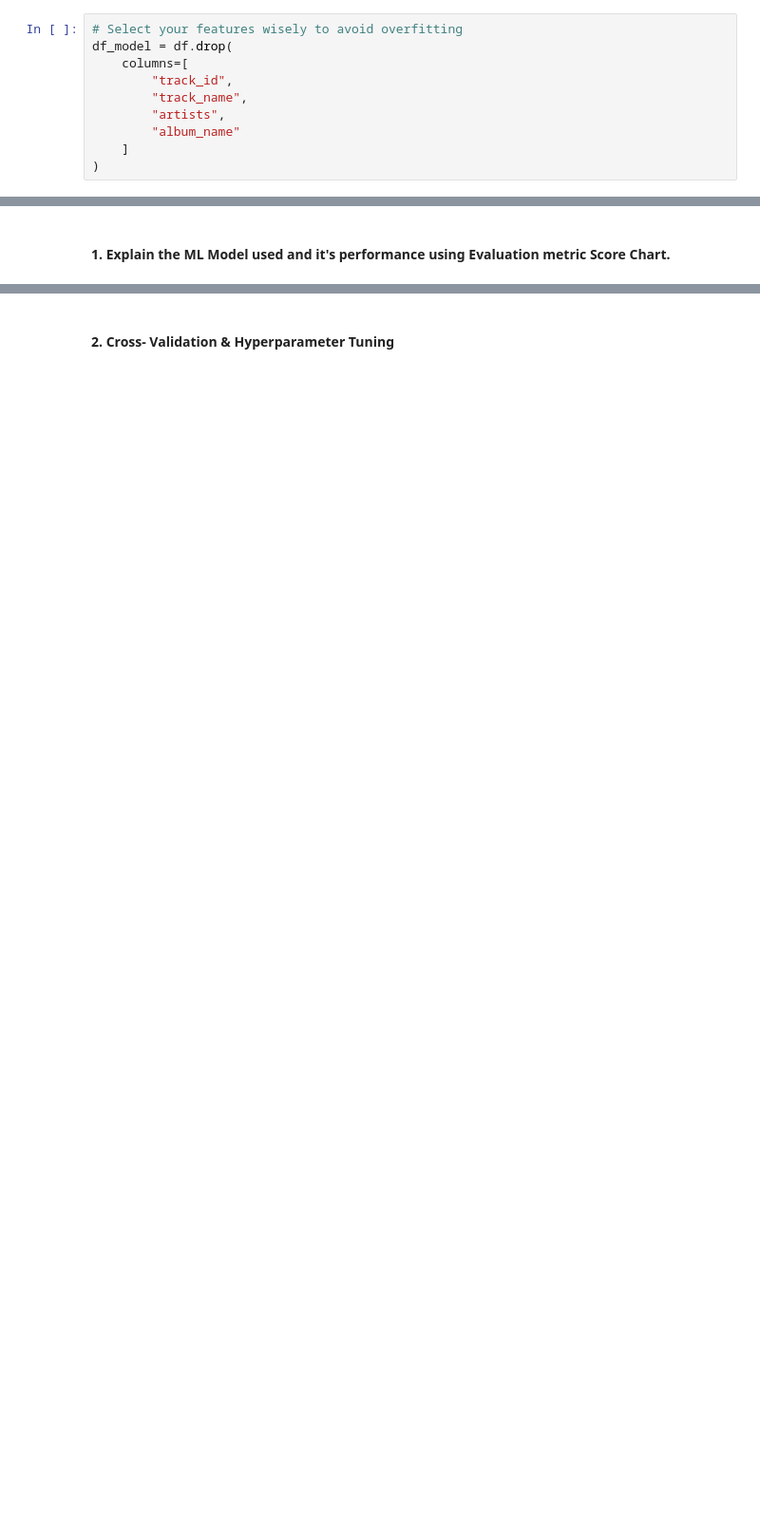
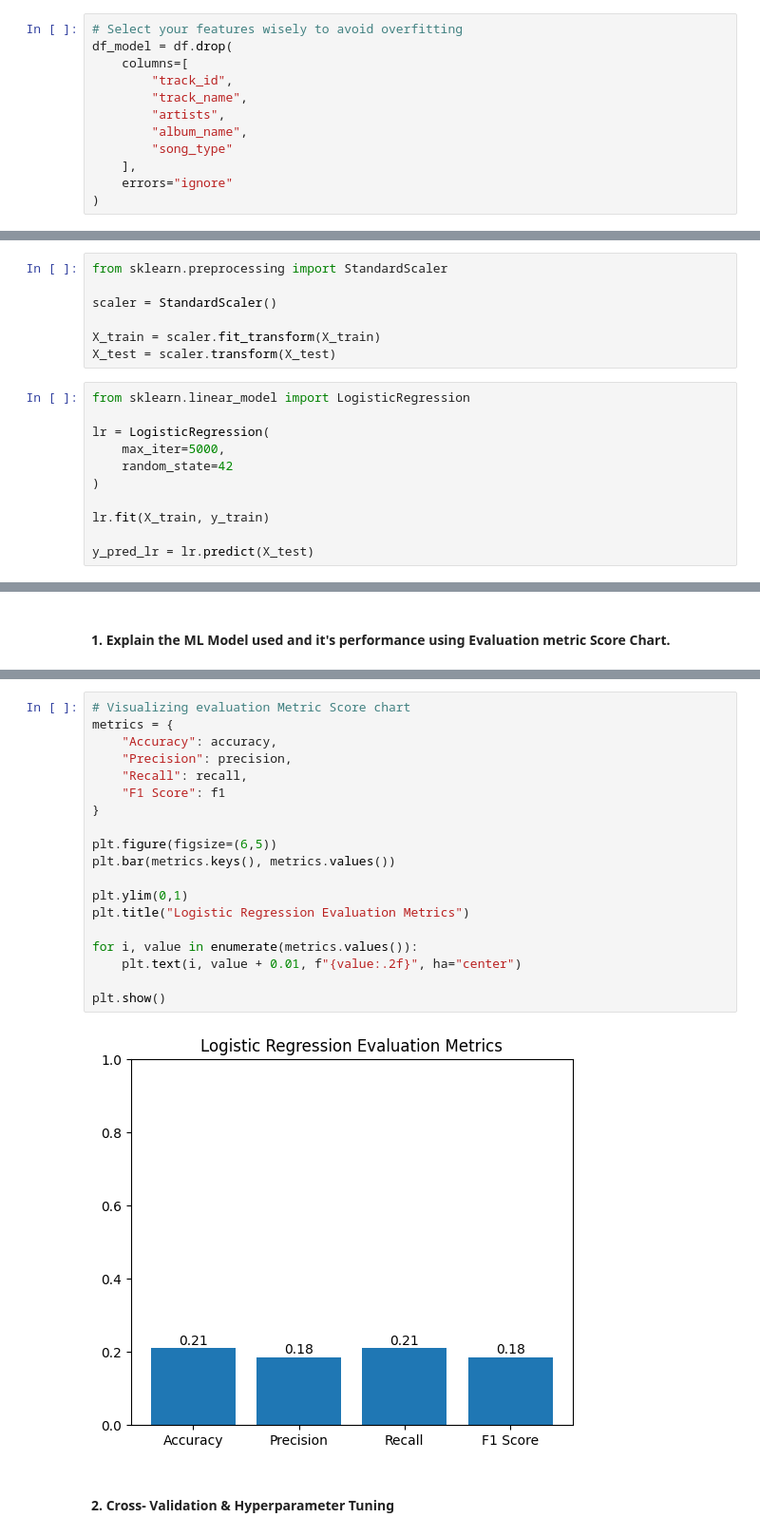
Before and after one commit to GEE2007/spotify-genre-classification, a Jupyter notebook: spotify_genre_classification.ipynb, the cells around one changed output, grey strips where cells are left out. Shown at 95% size. Cells and saved outputs as stored; diff of their text form; blank space fills up the shorter version.

Commit message:
Implemented and evaluated Logistic Regression, Gradient Boosting, and Random Forest models

```diff
--- a/spotify_genre_classification.ipynb
+++ b/spotify_genre_classification.ipynb
@@ -1229,8 +1229,10 @@ df_model = df.drop(
         "track_id",
         "track_name",
         "artists",
-        "album_name"
-    ]
+        "album_name",
+        "song_type"
+    ],
+    errors="ignore"
 )
 # %% [markdown]
 ##### What all feature selection methods have you used  and why?
@@ -1281,0 +1301,18 @@ Answer Here.
+# %%
+from sklearn.preprocessing import StandardScaler
+
+scaler = StandardScaler()
+
+X_train = scaler.fit_transform(X_train)
+X_test = scaler.transform(X_test)
+# %%
+from sklearn.linear_model import LogisticRegression
+
+lr = LogisticRegression(
+    max_iter=5000,
+    random_state=42
+)
+
+lr.fit(X_train, y_train)
+
+y_pred_lr = lr.predict(X_test)
@@ -1286,2 +1373,23 @@ Answer Here.
+# %%
+# Visualizing evaluation Metric Score chart
+metrics = {
+    "Accuracy": accuracy,
+    "Precision": precision,
+    "Recall": recall,
+    "F1 Score": f1
+}
+
+plt.figure(figsize=(6,5))
+plt.bar(metrics.keys(), metrics.values())
+
+plt.ylim(0,1)
+plt.title("Logistic Regression Evaluation Metrics")
+
+for i, value in enumerate(metrics.values()):
+    plt.text(i, value + 0.01, f"{value:.2f}", ha="center")
+
+plt.show()
+# %% [output]
+[figure, added]
 # %% [markdown]
 #### 2. Cross- Validation & Hyperparameter Tuning
```
Also changed, not shown: parts of 42 cells of this notebook.
